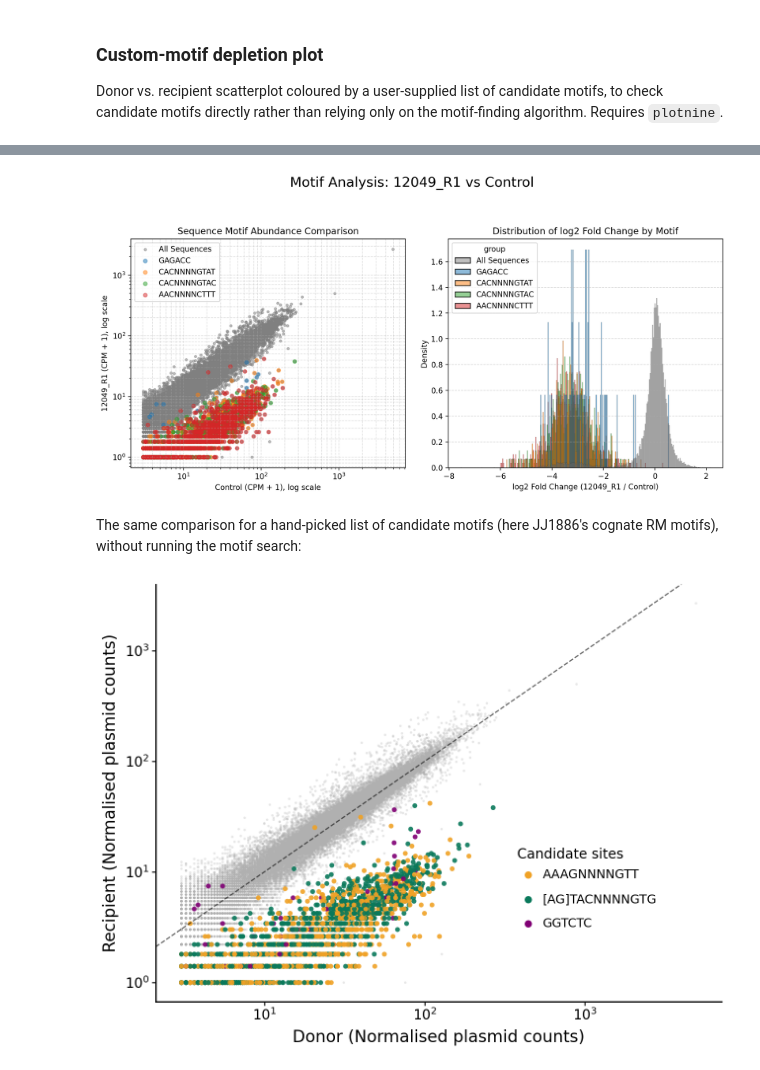
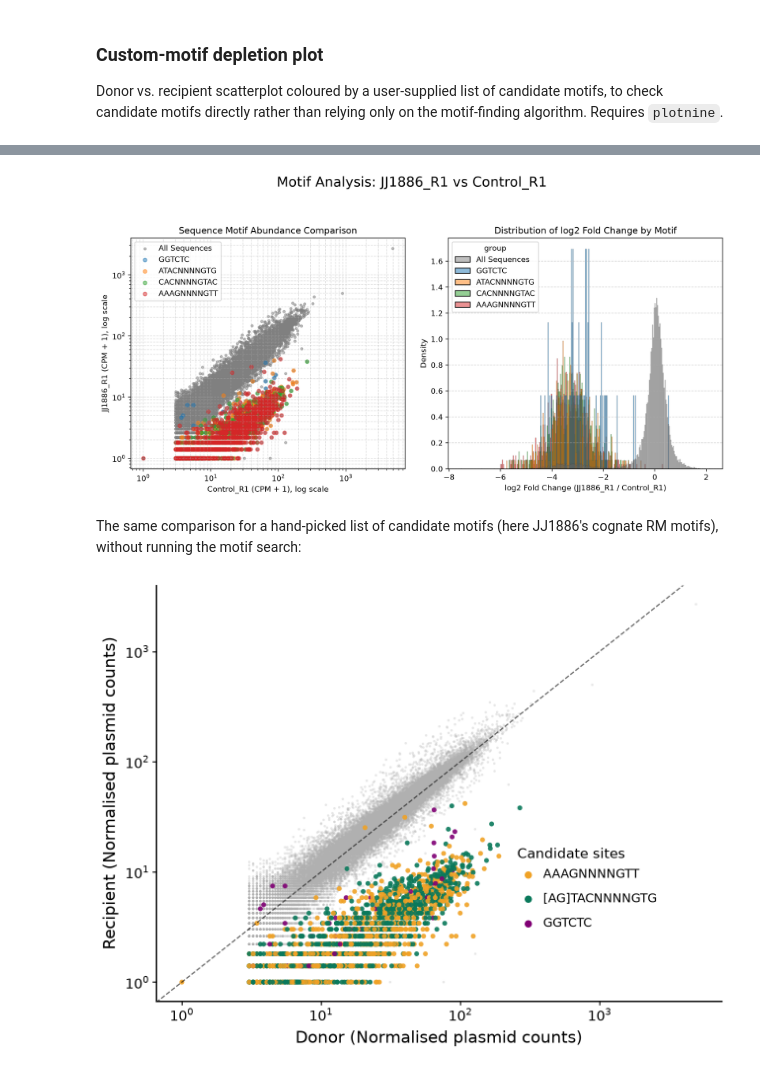
Before and after one commit to dbikard/randseq, a Jupyter notebook: nbs/02_plotting.ipynb, the cells around one changed output, grey strips where cells are left out. Cells and saved outputs as stored; diff of their text form; code cells hidden in the pictures.

```diff
--- a/nbs/02_plotting.ipynb
+++ b/nbs/02_plotting.ipynb
@@ -317,6 +316,6 @@ def plot_motif_depletion(counts_df, sample_col, ref_col, motif_list,
 # %%
-counts_12049 = pd.read_csv(os.path.join(data_path, "counts_12049.csv.gz"), index_col=0)
+counts_panel = pd.read_csv(os.path.join(data_path, "counts_panel.csv.gz"), index_col=0)
 left_bb2, right_bb2 = "GTCTAGGGCGGCGGTAAAAC", "ACTAGAGCACCAGAAGTCTA"
-log2fc_12049 = calculate_log2fc(counts_12049, reference_column="Control", count_threshold=20, pseudocount=1)
+log2fc_12049 = calculate_log2fc(counts_panel, reference_column="Control_R1", count_threshold=20, pseudocount=1)
 log2fc_12049.describe()
 # %% [output]
@@ -368,14 +367,14 @@ AACNNNNCTTT (from pattern (3, 4, 4)), FracDep: 0.99, AvgFC: -3.37, N: 867
 # %%
-fig, axes = plot_motif_analysis(counts_12049, "12049_R1", "Control", flexible_12049, left_bb2, right_bb2)
+fig, axes = plot_motif_analysis(counts_panel, "JJ1886_R1", "Control_R1", flexible_12049, left_bb2, right_bb2)
 # %% [output]
-[figure, old version]
+[figure, new version]
 # %% [markdown]
 The same comparison for a hand-picked list of candidate motifs (here JJ1886's cognate RM motifs), without running the motif search:
 # %%
 jj1886_motifs = ["AAAGNNNNGTT", "[AG]TACNNNNGTG", "GGTCTC"]  # JJ1886 cognate RM motifs
-plot_motif_depletion(counts_12049, "12049_R1", "Control", jj1886_motifs, left_bb2, right_bb2)
+plot_motif_depletion(counts_panel, "JJ1886_R1", "Control_R1", jj1886_motifs, left_bb2, right_bb2)
 # %% [output]
-[figure, old version]
+[figure, new version]
 # %%
 #| hide
 import nbdev; nbdev.nbdev_export()
```
Also changed, not shown: parts of 5 cells of this notebook, 7 other files.
